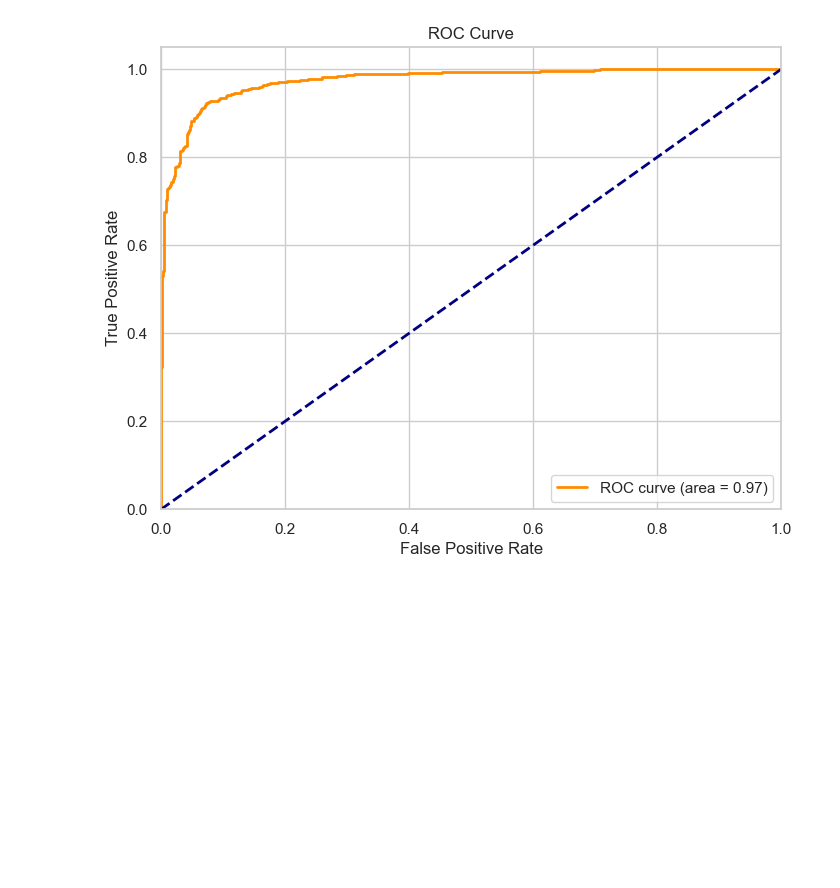
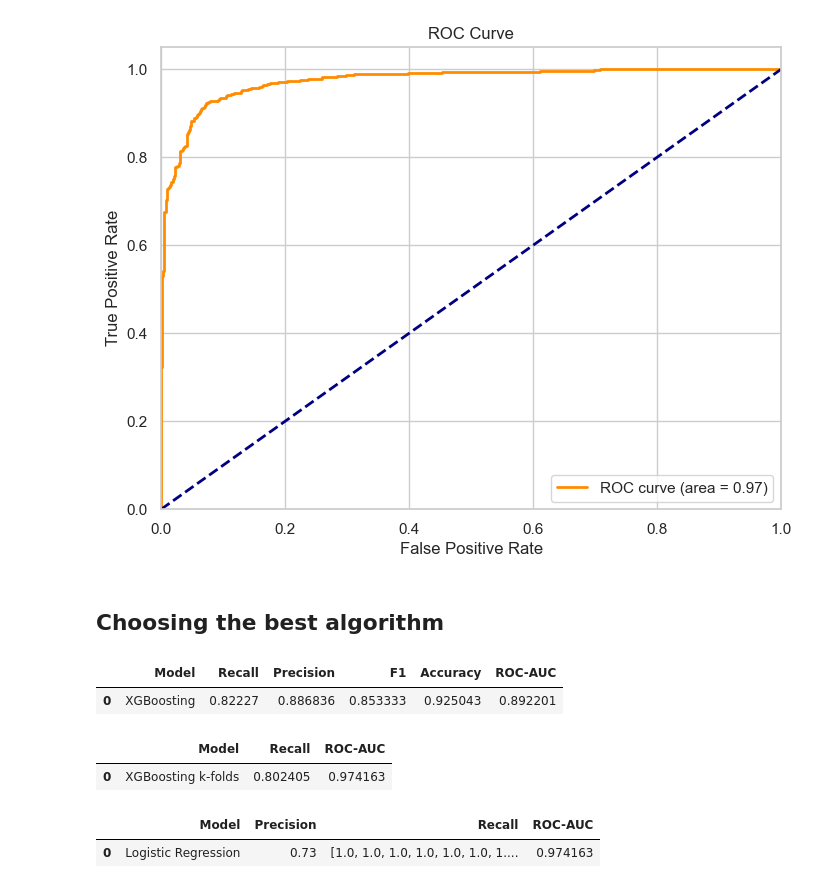
Before and after one commit to Flebor/ML_MINT, a Jupyter notebook: ChurnPred.ipynb, the cells around one changed output. Cells and saved outputs as stored; diff of their text form; code cells hidden in the pictures; blank space fills up the shorter version.

Commit message:
models

```diff
--- a/ChurnPred.ipynb
+++ b/ChurnPred.ipynb
@@ -1159,3 +1159,16 @@ plt.legend(loc='lower right')
 plt.show()
 # %% [output]
 [figure]
+# %% [markdown]
+## Choosing the best algorithm
+# %%
+data = {
+    'Model': ['XGBoosting'],
+    'Recall': [XGBC_Recall],
+    'Precision': [XGBC_Precision],
+    'F1': [XGBC_f1],
+    'Accuracy': [XGBC_accuracy],
+    'ROC-AUC': [XGBC_roc_auc]
+}
+
+xgbresult = pd.DataFrame(data)
@@ -1161,0 +1192,15 @@ plt.show()
+# %%
+xgbresult
+# %% [output]
+|  | Model | Recall | Precision | F1 | Accuracy | ROC-AUC |
+| 0 | XGBoosting | 0.82227 | 0.886836 | 0.853333 | 0.925043 | 0.892201 |
+# %%
+df_kfolds
+# %% [output]
+|  | Model | Recall | ROC-AUC |
+| 0 | XGBoosting k-folds | 0.802405 | 0.974163 |
+# %%
+df_logistic_regression
+# %% [output]
+|  | Model | Precision | Recall | ROC-AUC |
+| 0 | Logistic Regression | 0.73 | [1.0, 1.0, 1.0, 1.0, 1.0, 1.0, 1.... | 0.974163 |
```
Also changed, not shown: parts of 3 cells of this notebook.
